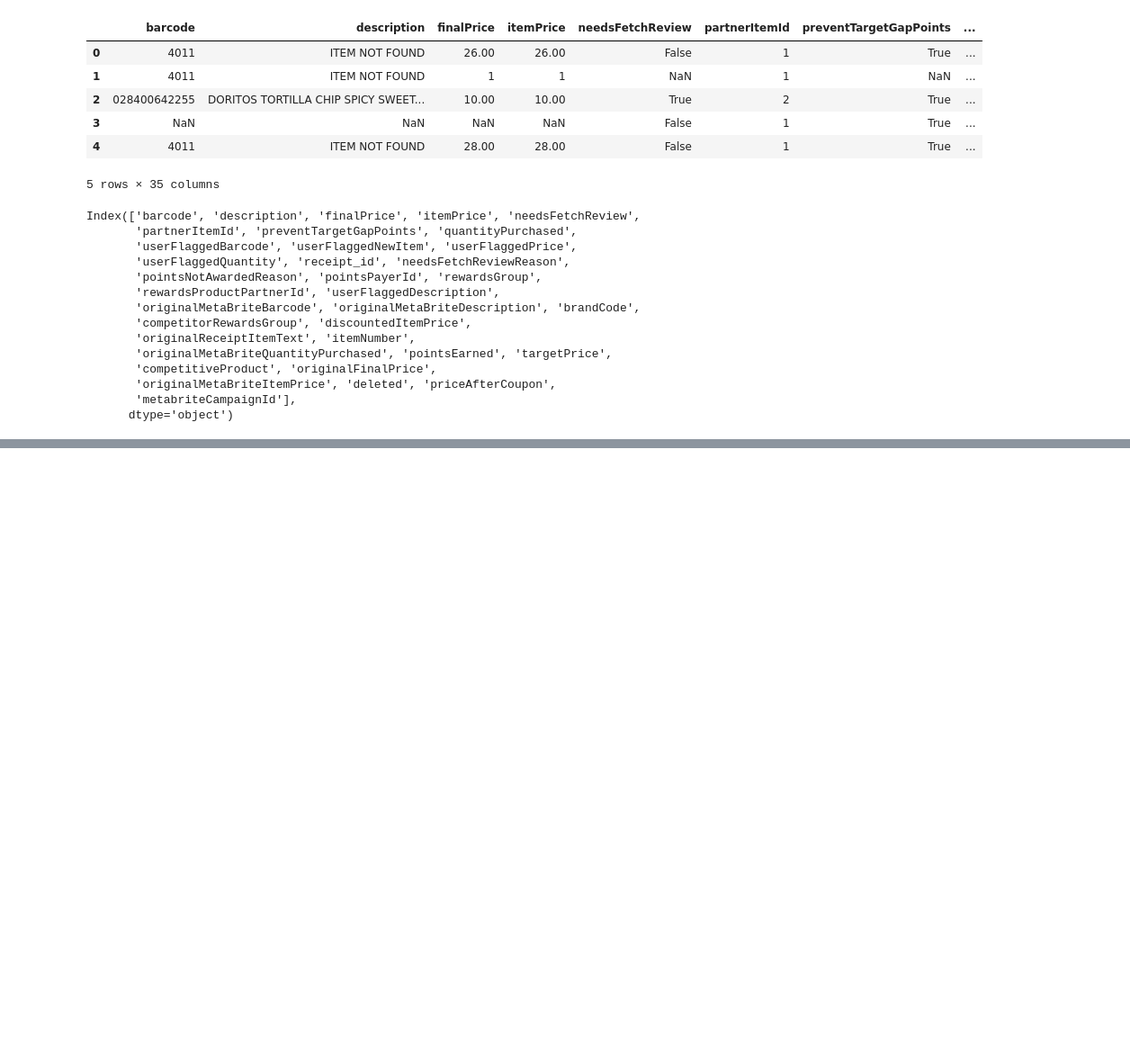
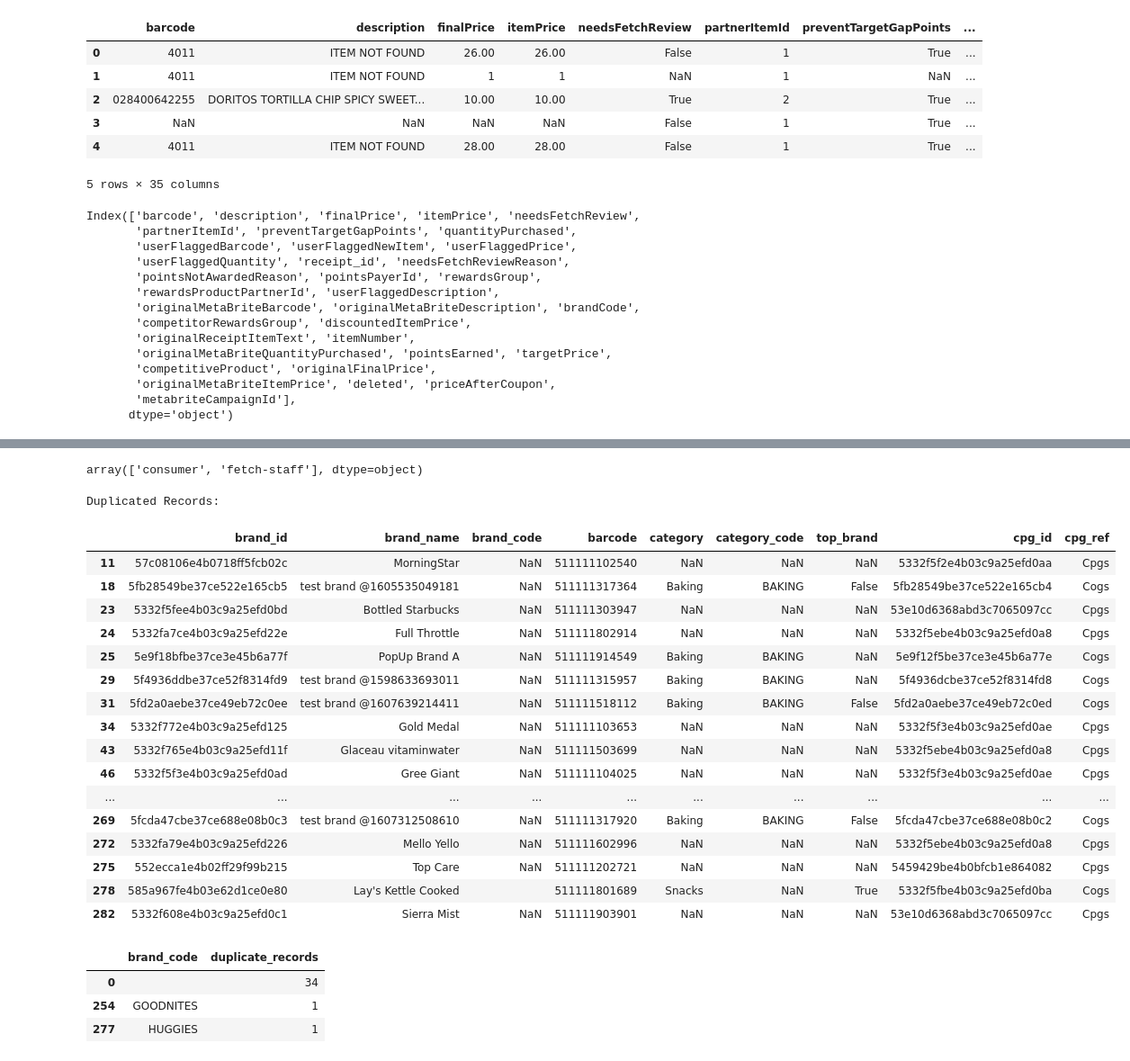
Before and after one commit to sayeedahmed01/analytics-engineer-task, a Jupyter notebook: scripts/data_exploration.ipynb, the cells around one changed output, grey strips where cells are left out. Shown: that part at 90% size. Drawn from its saved outputs; the diff is of its cells as text; code cells hidden in the pictures; blank space fills up the shorter version.

```diff
--- a/scripts/data_exploration.ipynb
+++ b/scripts/data_exploration.ipynb
@@ -298,0 +328,41 @@ array(['FINISHED', 'REJECTED', 'FLAGGED', 'SUBMITTED', 'PENDING'],
+# %%
+users_df['role'].unique()
+# %% [output]
+array(['consumer', 'fetch-staff'], dtype=object)
+# %%
+brand_duplicate_record = brands_df[brands_df.duplicated('brand_code')]
+
+print("Duplicated Records:")
+brand_duplicate_record.head(70)
+# %% [output]
+Duplicated Records:
+|  | brand_id | brand_name | brand_code | barcode | category | category_code | top_brand | cpg_id | cpg_ref |
+| 11 | 57c08106e4b0718ff5fcb02c | MorningStar | NaN | 511111102540 | NaN | NaN | NaN | 5332f5f2e4b03c9a25efd0aa | Cpgs |
+| 18 | 5fb28549be37ce522e165cb5 | test brand @1605535049181 | NaN | 511111317364 | Baking | BAKING | False | 5fb28549be37ce522e165cb4 | Cogs |
+| 23 | 5332f5fee4b03c9a25efd0bd | Bottled Starbucks | NaN | 511111303947 | NaN | NaN | NaN | 53e10d6368abd3c7065097cc | Cpgs |
+| 24 | 5332fa7ce4b03c9a25efd22e | Full Throttle | NaN | 511111802914 | NaN | NaN | NaN | 5332f5ebe4b03c9a25efd0a8 | Cpgs |
+| 25 | 5e9f18bfbe37ce3e45b6a77f | PopUp Brand A | NaN | 511111914549 | Baking | BAKING | NaN | 5e9f12f5be37ce3e45b6a77e | Cogs |
+| 29 | 5f4936ddbe37ce52f8314fd9 | test brand @1598633693011 | NaN | 511111315957 | Baking | BAKING | NaN | 5f4936dcbe37ce52f8314fd8 | Cogs |
+| 31 | 5fd2a0aebe37ce49eb72c0ee | test brand @1607639214411 | NaN | 511111518112 | Baking | BAKING | False | 5fd2a0aebe37ce49eb72c0ed | Cogs |
+| 34 | 5332f772e4b03c9a25efd125 | Gold Medal | NaN | 511111103653 | NaN | NaN | NaN | 5332f5f3e4b03c9a25efd0ae | Cpgs |
+| 43 | 5332f765e4b03c9a25efd11f | Glaceau vitaminwater | NaN | 511111503699 | NaN | NaN | NaN | 5332f5ebe4b03c9a25efd0a8 | Cpgs |
+| 46 | 5332f5f3e4b03c9a25efd0ad | Gree Giant | NaN | 511111104025 | NaN | NaN | NaN | 5332f5f3e4b03c9a25efd0ae | Cpgs |
+| ... | ... | ... | ... | ... | ... | ... | ... | ... | ... |
+| 269 | 5fcda47cbe37ce688e08b0c3 | test brand @1607312508610 | NaN | 511111317920 | Baking | BAKING | False | 5fcda47cbe37ce688e08b0c2 | Cogs |
+| 272 | 5332fa79e4b03c9a25efd226 | Mello Yello | NaN | 511111602996 | NaN | NaN | NaN | 5332f5ebe4b03c9a25efd0a8 | Cpgs |
+| 275 | 552ecca1e4b02ff29f99b215 | Top Care | NaN | 511111202721 | NaN | NaN | NaN | 5459429be4b0bfcb1e864082 | Cpgs |
+| 278 | 585a967fe4b03e62d1ce0e80 | Lay's Kettle Cooked |  | 511111801689 | Snacks | NaN | True | 5332f5fbe4b03c9a25efd0ba | Cogs |
+| 282 | 5332f608e4b03c9a25efd0c1 | Sierra Mist | NaN | 511111903901 | NaN | NaN | NaN | 53e10d6368abd3c7065097cc | Cpgs |
+# %%
+brand_duplicate_counts = brands_df.groupby('brand_code').size().reset_index(name='counts')
+
+brand_duplicate_counts = brand_duplicate_counts[brand_duplicate_counts['counts'] > 1]
+
+brand_duplicate_counts['duplicate_records'] = brand_duplicate_counts['counts'] - 1
+
+brand_duplicate_counts[['brand_code', 'duplicate_records']]
+# %% [output]
+|  | brand_code | duplicate_records |
+| 0 |  | 34 |
+| 254 | GOODNITES | 1 |
+| 277 | HUGGIES | 1 |
```
Also changed, not shown: parts of 44 cells of this notebook, 5 other files.
